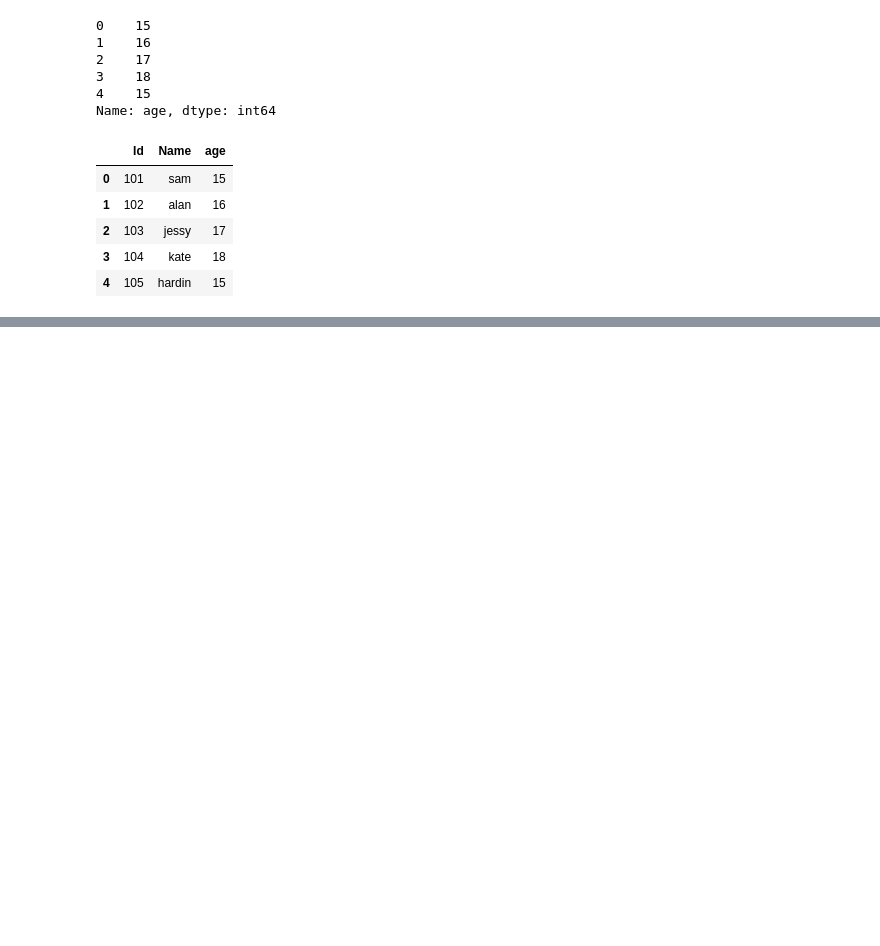
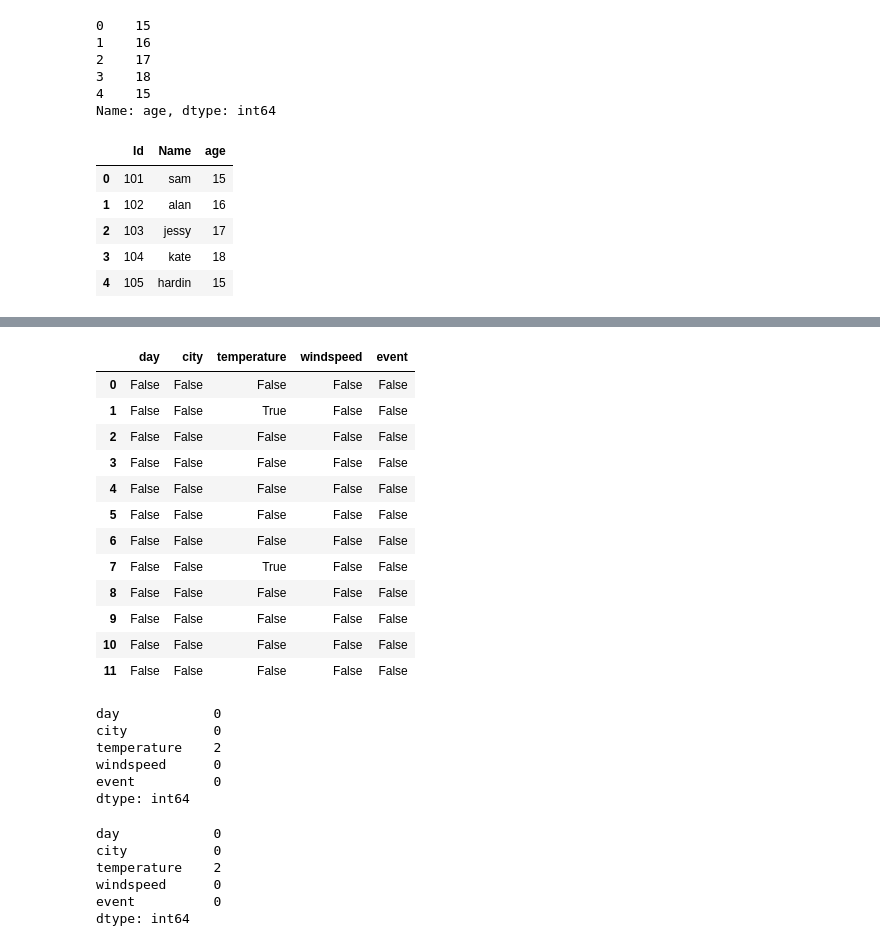
Before and after one commit to shimnasherin73/python-basics, a Jupyter notebook: pandas.ipynb, the cells around one changed output, grey strips where cells are left out. Cells and saved outputs as stored; diff of their text form; code cells hidden in the pictures; blank space fills up the shorter version.

```diff
--- a/pandas.ipynb
+++ b/pandas.ipynb
@@ -268,0 +726,35 @@ df[['Id','Name','age']]
+# %%
+#checking missing values :
+data_missing.isna()#or isnull()
+# %% [output]
+|  | day | city | temperature | windspeed | event |
+| 0 | False | False | False | False | False |
+| 1 | False | False | True | False | False |
+| 2 | False | False | False | False | False |
+| 3 | False | False | False | False | False |
+| 4 | False | False | False | False | False |
+| 5 | False | False | False | False | False |
+| 6 | False | False | False | False | False |
+| 7 | False | False | True | False | False |
+| 8 | False | False | False | False | False |
+| 9 | False | False | False | False | False |
+| 10 | False | False | False | False | False |
+| 11 | False | False | False | False | False |
+# %%
+data_missing.isna().sum()#sum of missing values
+# %% [output]
+day            0
+city           0
+temperature    2
+windspeed      0
+event          0
+dtype: int64
+# %%
+data_missing.isnull().sum()
+# %% [output]
+day            0
+city           0
+temperature    2
+windspeed      0
+event          0
+dtype: int64
```
Also changed, not shown: parts of 65 cells of this notebook, 1 other file.
